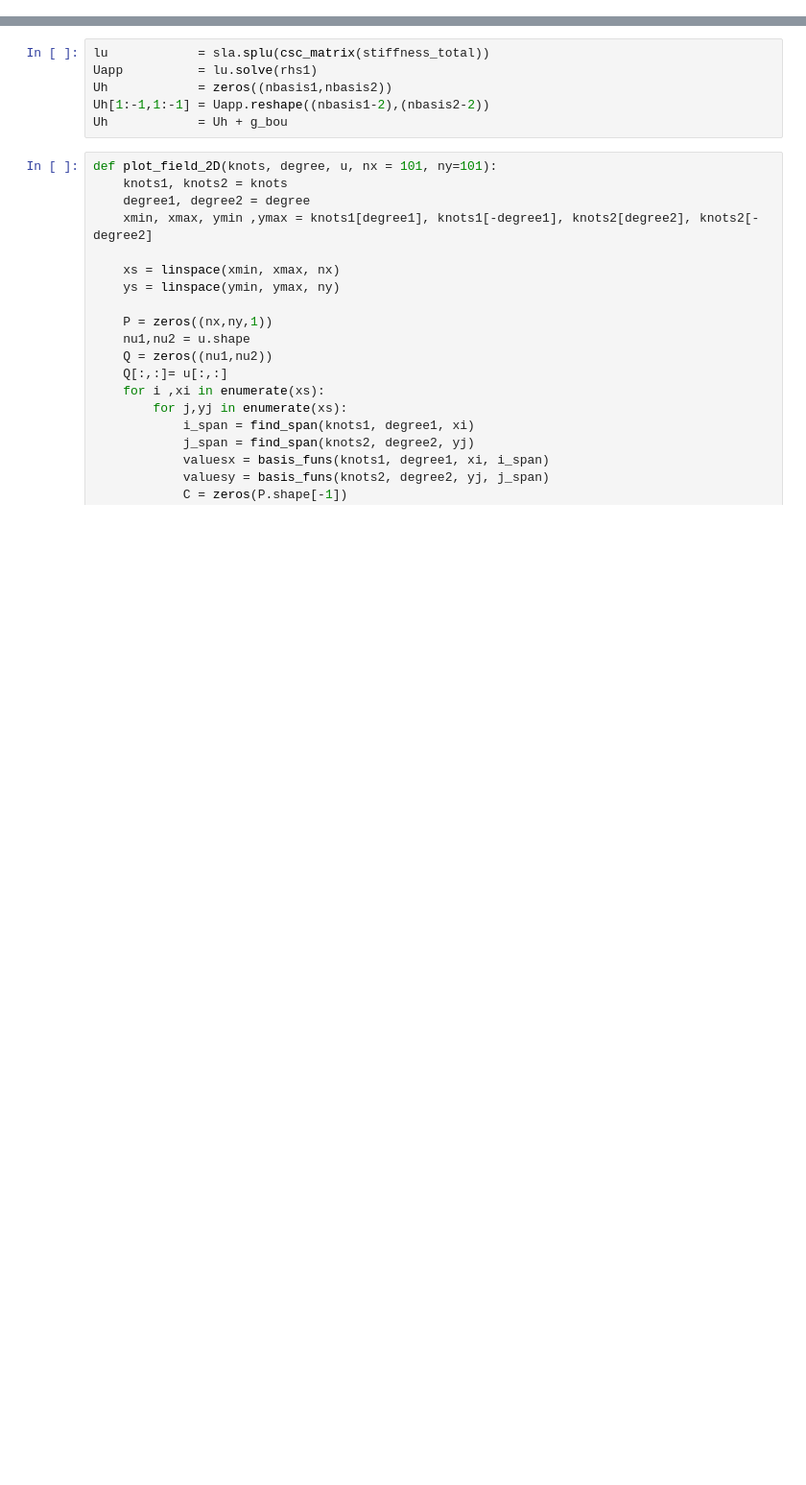
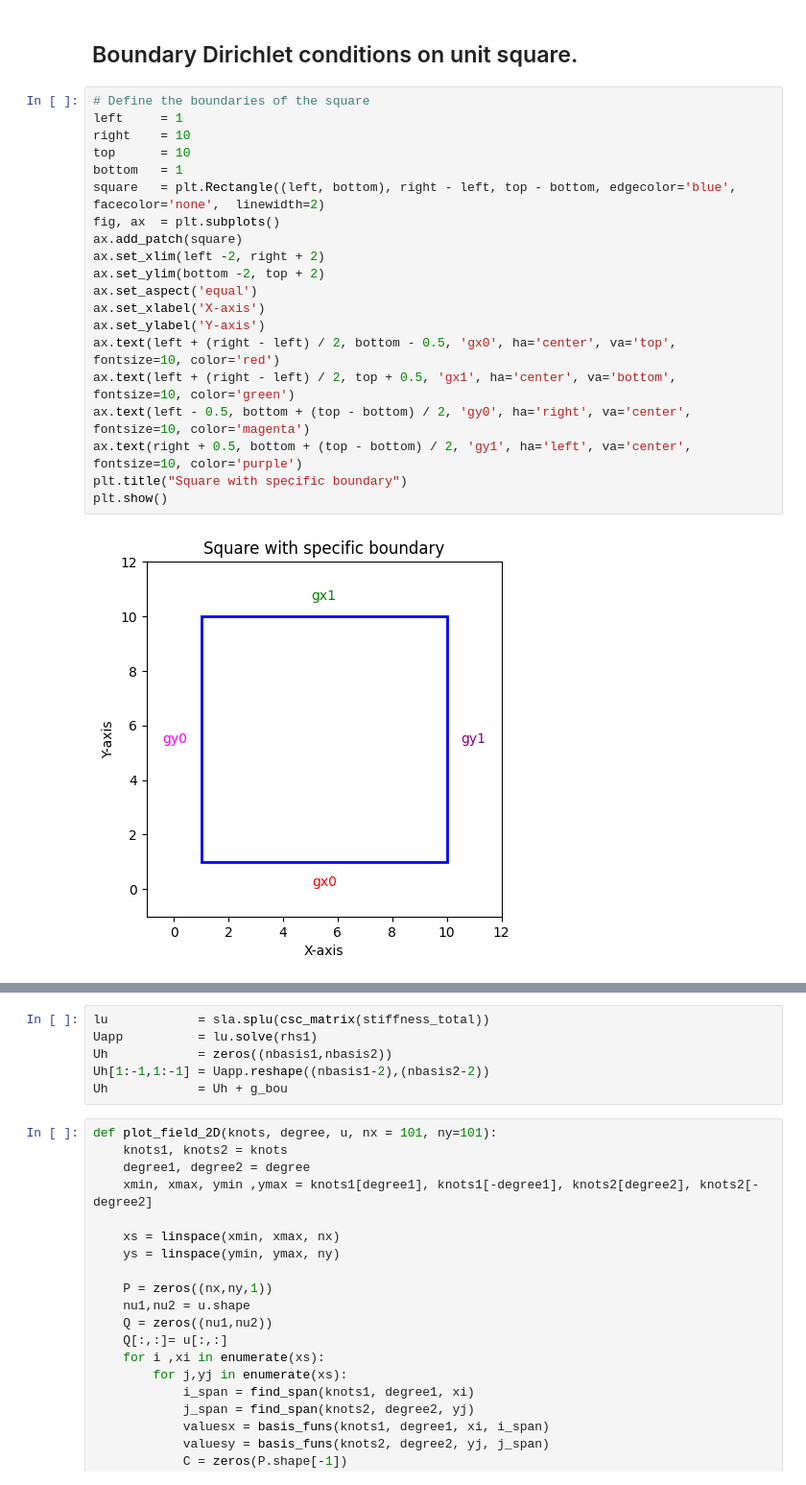
Before and after one commit to Rabdessadeki/IGA_Solving_Poisson_Without_DDM, a Jupyter notebook: Poisson_Non_Homogenuous_Boundary.ipynb, the cells around one changed output, grey strips where cells are left out. Shown at 96% size. Cells and saved outputs as stored; diff of their text form; blank space fills up the shorter version.

```diff
--- a/Poisson_Non_Homogenuous_Boundary.ipynb
+++ b/Poisson_Non_Homogenuous_Boundary.ipynb
@@ -55,2 +55,26 @@ stiffness_total = C1+C2
+# %% [markdown]
+## Boundary  Dirichlet conditions on unit square.
+# %%
+# Define the boundaries of the square
+left     = 1
+right    = 10
+top      = 10
+bottom   = 1
+square   = plt.Rectangle((left, bottom), right - left, top - bottom, edgecolor='blue', facecolor='none',  linewidth=2)
+fig, ax  = plt.subplots()
+ax.add_patch(square)
+ax.set_xlim(left -2, right + 2)
+ax.set_ylim(bottom -2, top + 2)
+ax.set_aspect('equal')
+ax.set_xlabel('X-axis')
+ax.set_ylabel('Y-axis')
+ax.text(left + (right - left) / 2, bottom - 0.5, 'gx0', ha='center', va='top', fontsize=10, color='red')
+ax.text(left + (right - left) / 2, top + 0.5, 'gx1', ha='center', va='bottom', fontsize=10, color='green')
+ax.text(left - 0.5, bottom + (top - bottom) / 2, 'gy0', ha='right', va='center', fontsize=10, color='magenta')
+ax.text(right + 0.5, bottom + (top - bottom) / 2, 'gy1', ha='left', va='center', fontsize=10, color='purple')
+plt.title("Square with specific boundary")
+plt.show()
+# %% [output]
+[figure, added]
 # %%
 #Test 1
```
Also changed, not shown: parts of 8 cells of this notebook.
